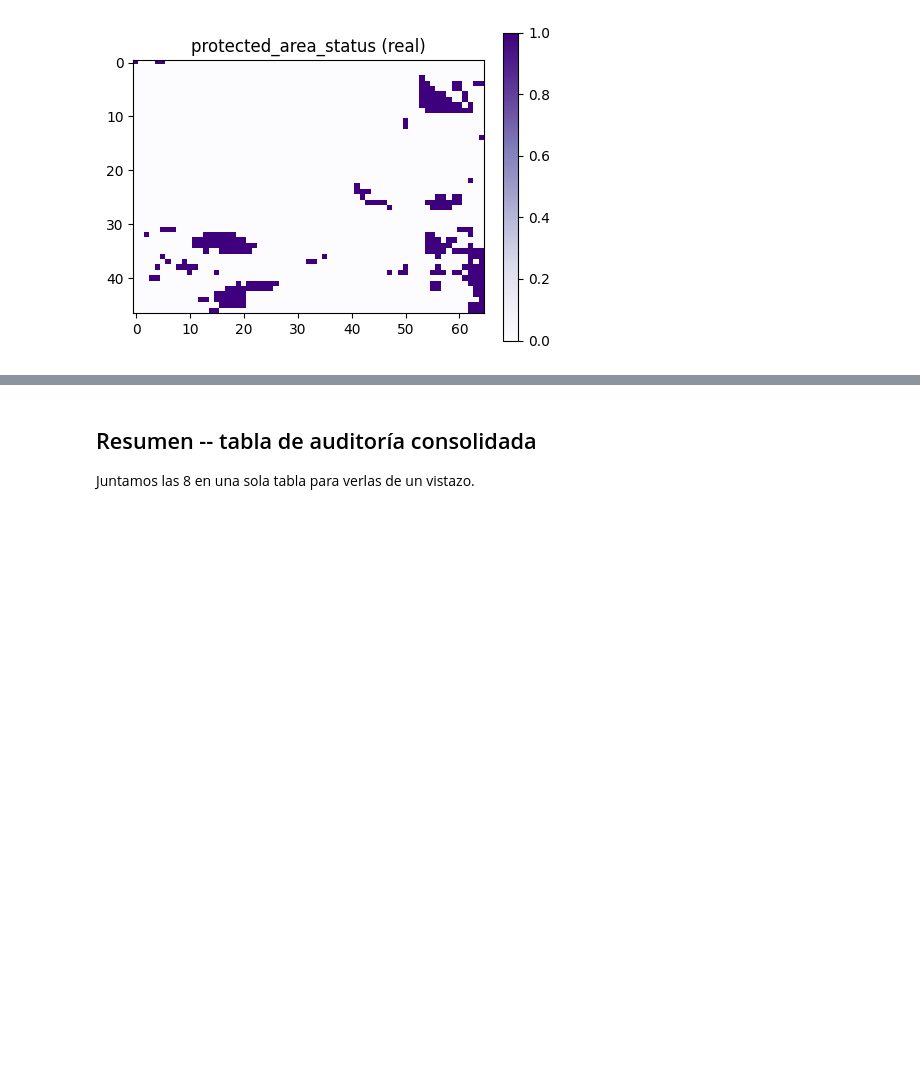
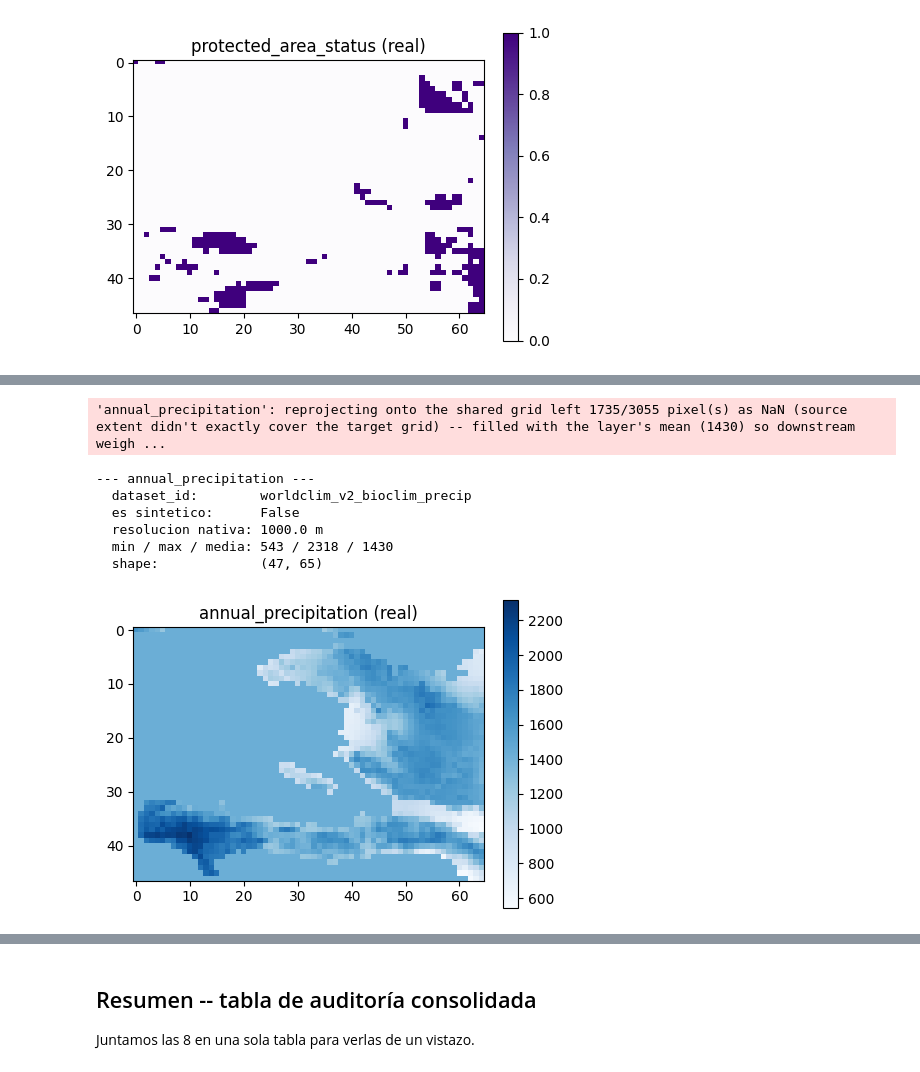
Before and after one commit to dagudelo30/nbs-ruralscan, a Jupyter notebook: pipeline/notebooks/agroforestry_hti_variable_audit.ipynb, the cells around one changed output, grey strips where cells are left out. Drawn from its saved outputs; the diff is of its cells as text; code cells hidden in the pictures; blank space fills up the shorter version.

```diff
--- a/pipeline/notebooks/agroforestry_hti_variable_audit.ipynb
+++ b/pipeline/notebooks/agroforestry_hti_variable_audit.ipynb
@@ -14,7 +14,7 @@ literalmente lo que va a correr después.
 from pathlib import Path
 import sys
 
-REPO_ROOT = Path(r"D:\OneDrive - CGIAR\Desktop\codigos_dengue\nbs_ruralscan")
+REPO_ROOT = Path(r"D:\OneDrive - CGIAR\Desktop\codigos_dengue\nbs-ruralscan")
 src_path = str(REPO_ROOT / "src")
 if src_path not in sys.path:
     sys.path.insert(0, src_path)
@@ -227,0 +228,11 @@ wdpa_da, wdpa_audit = audit_variable("protected_area_status", cmap="Purples")
+# %%
+precip_da, precip_audit = audit_variable("annual_precipitation", cmap="Blues")
+# %% [output]
+'annual_precipitation': reprojecting onto the shared grid left 1735/3055 pixel(s) as NaN (source extent didn't exactly cover the target grid) -- filled with the layer's mean (1430) so downstream weigh ...
+--- annual_precipitation ---
+  dataset_id:        worldclim_v2_bioclim_precip
+  es sintetico:      False
+  resolucion nativa: 1000.0 m
+  min / max / media: 543 / 2318 / 1430
+  shape:             (47, 65)
+[figure, added]
```
Also changed, not shown: parts of 4 cells of this notebook, 2 other files.
